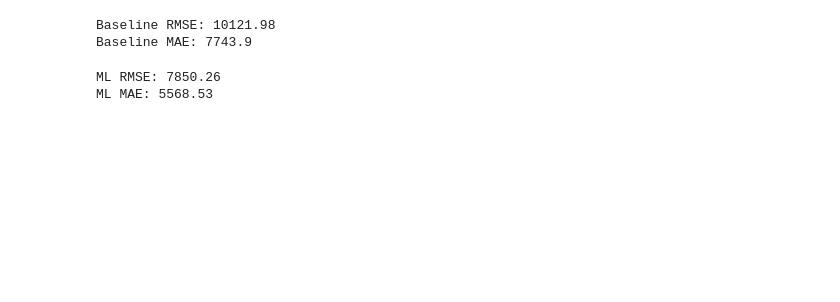
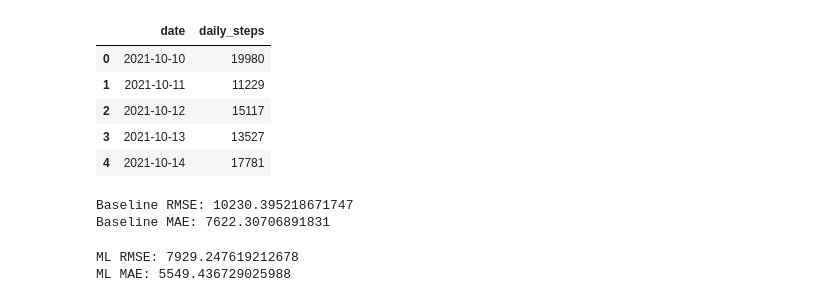
Before and after one commit to Niraj-82/patient-activity-forecasting, a Jupyter notebook: Untitled1.ipynb, the cells around one changed output. Cells and saved outputs as stored; diff of their text form; code cells hidden in the pictures; blank space fills up the shorter version.

```diff
--- a/Untitled1.ipynb
+++ b/Untitled1.ipynb
@@ -54,0 +74,31 @@ daily = (
+# %%
+steps = pd.DataFrame(step_raw)
+
+steps["start"] = pd.to_datetime(steps["start"], utc=True)
+steps["date"] = steps["start"].dt.date
+
+
+steps = steps[steps["metric"] == "STEPS"]
+
+daily = (
+    steps.groupby("date")["count"]
+    .sum()
+    .reset_index()
+    .rename(columns={"count": "daily_steps"})
+)
+
+daily["date"] = pd.to_datetime(daily["date"])
+daily = (
+    daily.set_index("date")
+         .asfreq("D", fill_value=0)
+         .reset_index()
+)
+
+daily.head()
+# %% [output]
+|  | date | daily_steps |
+| 0 | 2021-10-10 | 19980 |
+| 1 | 2021-10-11 | 11229 |
+| 2 | 2021-10-12 | 15117 |
+| 3 | 2021-10-13 | 13527 |
+| 4 | 2021-10-14 | 17781 |
@@ -144,39 +150,31 @@ daily["days_since_relapse"] = daily["date"].dt.date.apply(days_since_relapse)
 # %%
-from statsmodels.tsa.statespace.sarimax import SARIMAX
-
 y = daily["daily_steps"]
 split = int(len(y) * 0.8)
 
 train_ts = y.iloc[:split]
 test_ts = y.iloc[split:]
 
-baseline = SARIMAX(
+sarima = SARIMAX(
     train_ts,
-    order=(1, 1, 1),
-    seasonal_order=(1, 1, 1, 7),
+    order=(1,1,1),
+    seasonal_order=(1,1,1,7),
     enforce_stationarity=False,
     enforce_invertibility=False
 )
 
-baseline_fit = baseline.fit(disp=False)
-baseline_preds = baseline_fit.forecast(len(test_ts))
+sarima_fit = sarima.fit(disp=False)
+baseline_preds = sarima_fit.forecast(len(test_ts))
 
-mse = mean_squared_error(test_ts, baseline_preds)
-rmse = np.sqrt(mse)
-mae = mean_absolute_error(test_ts, baseline_preds)
-
-print("Baseline RMSE:", round(rmse, 2))
-print("Baseline MAE:", round(mae, 2))
+print("Baseline RMSE:", np.sqrt(mean_squared_error(test_ts, baseline_preds)))
+print("Baseline MAE:", mean_absolute_error(test_ts, baseline_preds))
 # %% [output]
-Baseline RMSE: 10121.98
-Baseline MAE: 7743.9
+Baseline RMSE: 10230.395218671747
+Baseline MAE: 7622.30706891831
 # %%
 features = (
     ["dow", "week", "lag_1", "lag_7", "lag_30",
-     "age", "is_female",
-     "active_therapies",
-     "active_side_effect_count",
-     "max_side_effect_intensity",
+     "age", "is_female", "active_therapies",
+     "active_side_effect_count", "max_side_effect_intensity",
      "days_since_relapse"]
     + list(diag_df.columns)
     + [c for c in therapy_df.columns if c.startswith("is_on_therapy")]
@@ -185,8 +183,8 @@ features = (
 X = daily[features]
 y = daily["daily_steps"]
 
-X_train, X_test = X.iloc[:split], X.iloc[split:]
-y_train, y_test = y.iloc[:split], y.iloc[split:]
+X_train, X_val = X.iloc[:split], X.iloc[split:]
+y_train, y_val = y.iloc[:split], y.iloc[split:]
 
 model = RandomForestRegressor(
     n_estimators=150,
@@ -195,14 +193,10 @@ model = RandomForestRegressor(
 )
 
 model.fit(X_train, y_train)
-preds = model.predict(X_test)
+preds = model.predict(X_val)
 
-mse_ml = mean_squared_error(y_test, preds)
-rmse_ml = np.sqrt(mse_ml)
-mae_ml = mean_absolute_error(y_test, preds)
-
-print("ML RMSE:", round(rmse_ml, 2))
-print("ML MAE:", round(mae_ml, 2))
+print("ML RMSE:", np.sqrt(mean_squared_error(y_val, preds)))
+print("ML MAE:", mean_absolute_error(y_val, preds))
 # %% [output]
-ML RMSE: 7850.26
-ML MAE: 5568.53
+ML RMSE: 7929.247619212678
+ML MAE: 5549.436729025988
```
Also changed, not shown: parts of 22 cells of this notebook.
